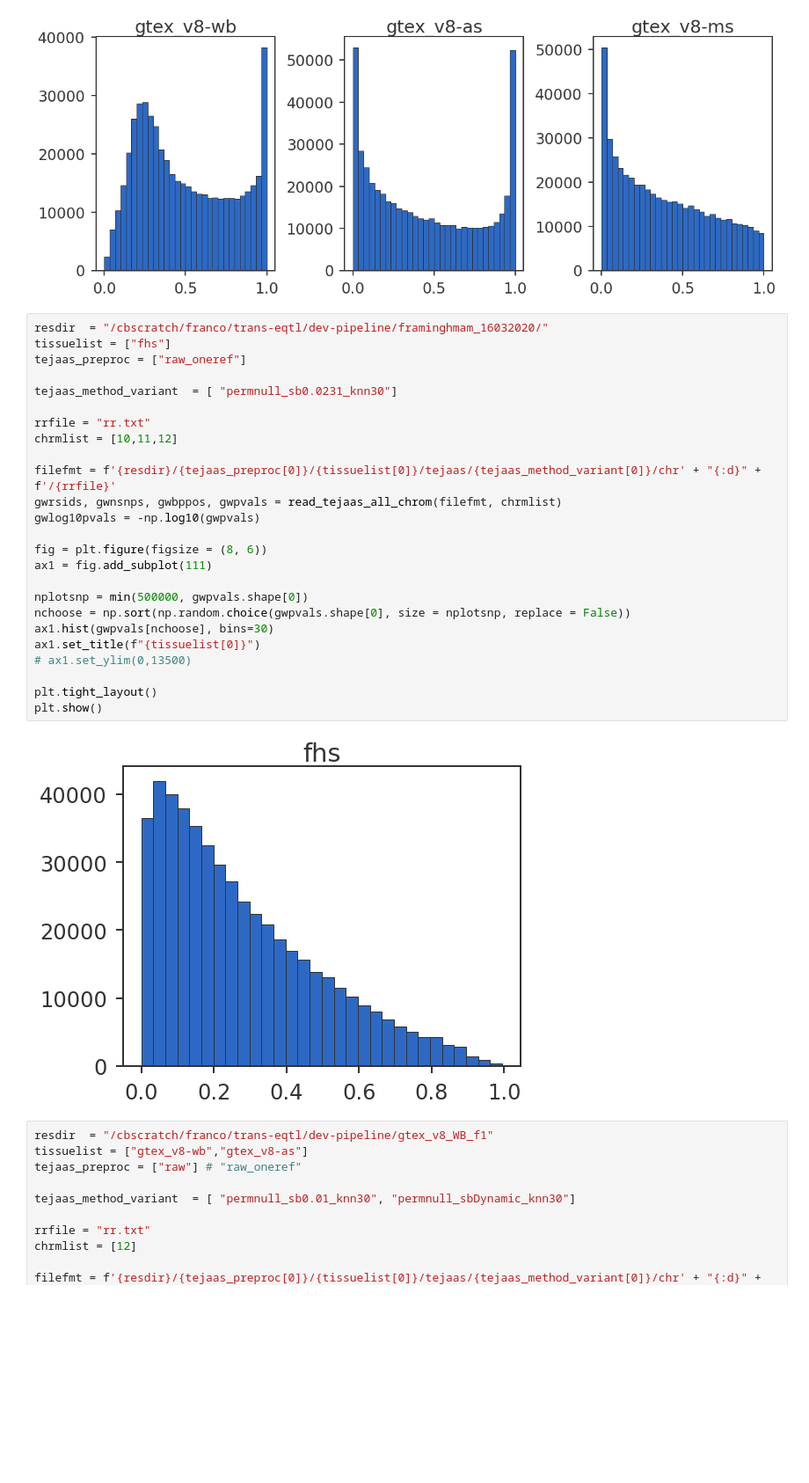
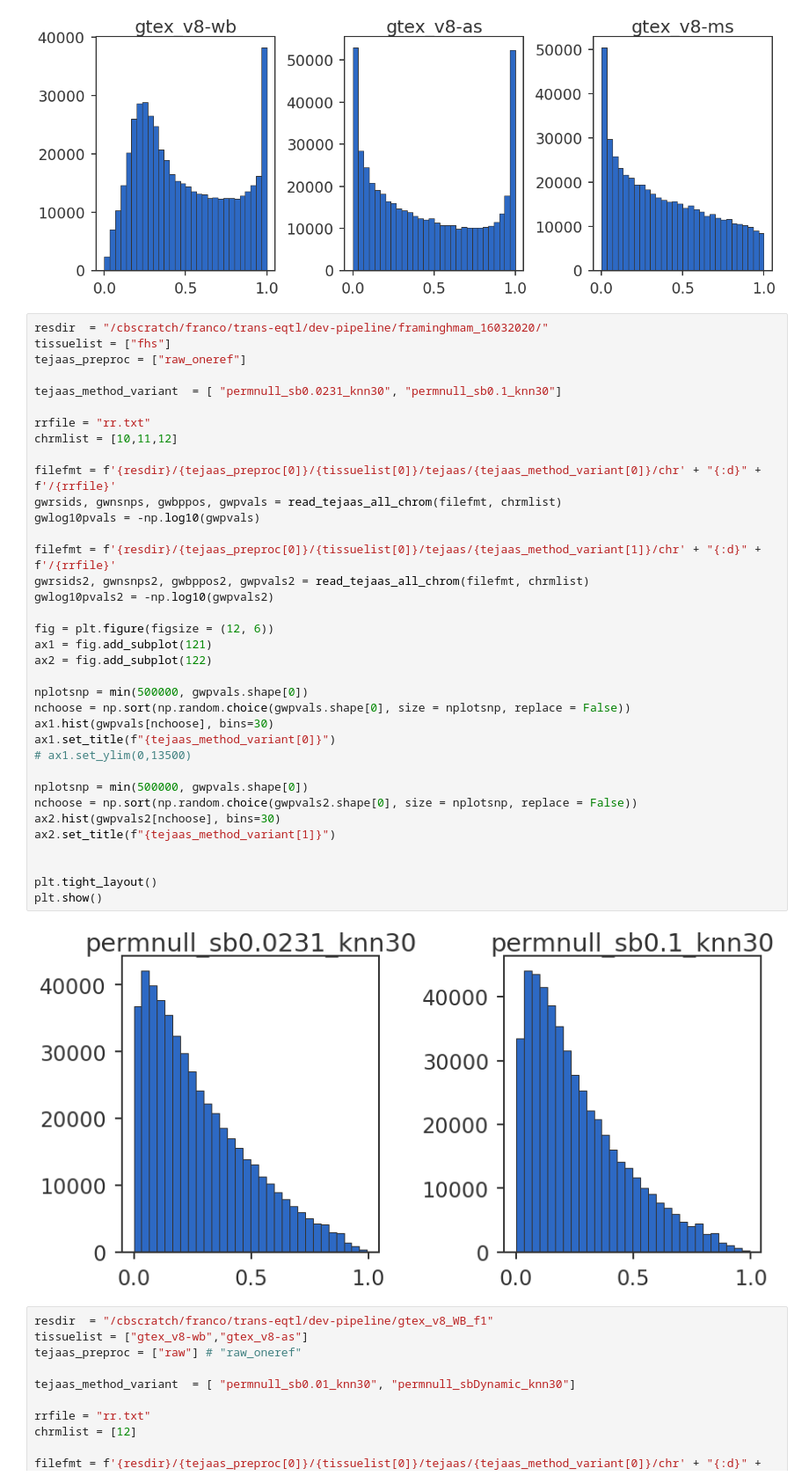
Before and after one commit to banskt/trans-eqtl-pipeline, a Jupyter notebook: analysis/jupyter/manhattan_plot.ipynb, the cells around one changed output. Shown at 88% size. Cells and saved outputs as stored; diff of their text form; blank space fills up the shorter version.

```diff
--- a/analysis/jupyter/manhattan_plot.ipynb
+++ b/analysis/jupyter/manhattan_plot.ipynb
@@ -345,30 +294,41 @@ plt.show()
 # %%
 resdir  = "/cbscratch/franco/trans-eqtl/dev-pipeline/framinghmam_16032020/"
 tissuelist = ["fhs"]
 tejaas_preproc = ["raw_oneref"]
 
-tejaas_method_variant  = [ "permnull_sb0.0231_knn30"]
+tejaas_method_variant  = [ "permnull_sb0.0231_knn30", "permnull_sb0.1_knn30"]
 
 rrfile = "rr.txt"
 chrmlist = [10,11,12]
 
 filefmt = f'{resdir}/{tejaas_preproc[0]}/{tissuelist[0]}/tejaas/{tejaas_method_variant[0]}/chr' + "{:d}" + f'/{rrfile}'
 gwrsids, gwnsnps, gwbppos, gwpvals = read_tejaas_all_chrom(filefmt, chrmlist)
 gwlog10pvals = -np.log10(gwpvals)
 
-fig = plt.figure(figsize = (8, 6))
-ax1 = fig.add_subplot(111)
+filefmt = f'{resdir}/{tejaas_preproc[0]}/{tissuelist[0]}/tejaas/{tejaas_method_variant[1]}/chr' + "{:d}" + f'/{rrfile}'
+gwrsids2, gwnsnps2, gwbppos2, gwpvals2 = read_tejaas_all_chrom(filefmt, chrmlist)
+gwlog10pvals2 = -np.log10(gwpvals2)
+
+fig = plt.figure(figsize = (12, 6))
+ax1 = fig.add_subplot(121)
+ax2 = fig.add_subplot(122)
 
 nplotsnp = min(500000, gwpvals.shape[0])
 nchoose = np.sort(np.random.choice(gwpvals.shape[0], size = nplotsnp, replace = False))
 ax1.hist(gwpvals[nchoose], bins=30)
-ax1.set_title(f"{tissuelist[0]}")
+ax1.set_title(f"{tejaas_method_variant[0]}")
 # ax1.set_ylim(0,13500)
+
+nplotsnp = min(500000, gwpvals.shape[0])
+nchoose = np.sort(np.random.choice(gwpvals2.shape[0], size = nplotsnp, replace = False))
+ax2.hist(gwpvals2[nchoose], bins=30)
+ax2.set_title(f"{tejaas_method_variant[1]}")
+
 
 plt.tight_layout()
 plt.show()
 # %% [output]
-[figure, old version]
+[figure, new version]
 # %%
 resdir  = "/cbscratch/franco/trans-eqtl/dev-pipeline/gtex_v8_WB_f1"
 tissuelist = ["gtex_v8-wb","gtex_v8-as"]
```
Also changed, not shown: parts of 2 cells of this notebook, 18 other files.
